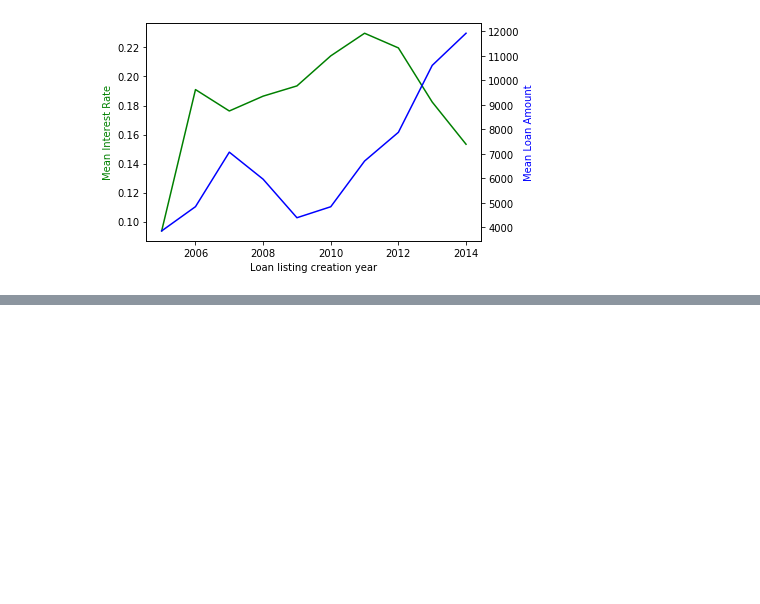
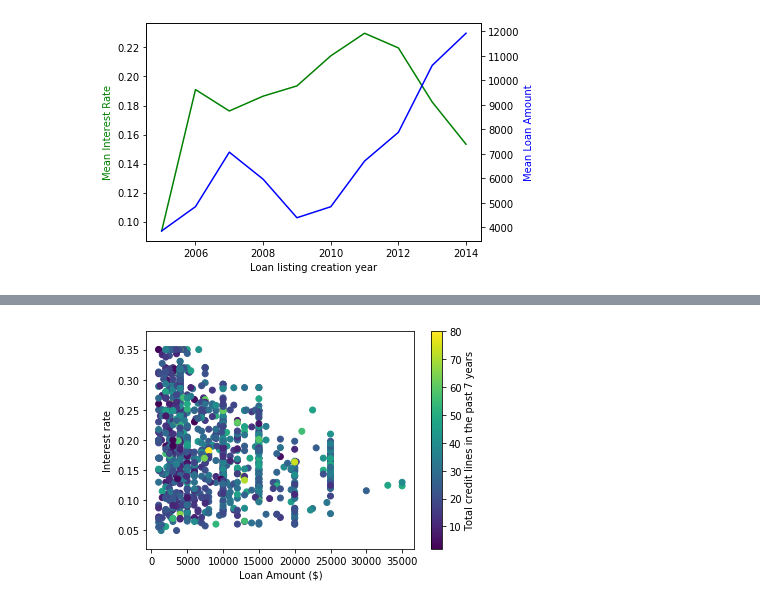
Before and after one commit to LauranneKer/Communicate-data-findings, a Jupyter notebook: exploration_template.ipynb, the cells around one changed output, grey strips where cells are left out. Saved outputs shown, nothing was run; the diff lists cells and outputs as text; code cells hidden in the pictures; blank space fills up the shorter version.

```diff
--- a/exploration_template.ipynb
+++ b/exploration_template.ipynb
@@ -618,0 +650,10 @@ the quote-formatted guide notes like this one before you finish your report!
+# %%
+# Scatter plot: sample 1000 loans so that plots are clearer
+samples = np.random.choice(df_loan.shape[0], 1000, replace = False)
+loan_samp = df_loan.loc[samples,:]
+plt.scatter(data = loan_samp, x = 'LoanOriginalAmount', y = 'BorrowerRate', c = 'TotalCreditLinespast7years')
+plt.colorbar(label= 'Total credit lines in the past 7 years')
+plt.xlabel('Loan Amount ($)')
+plt.ylabel('Interest rate');
+# %% [output]
+[figure, added]
```
Also changed, not shown: parts of 40 cells of this notebook, 5 other files.
